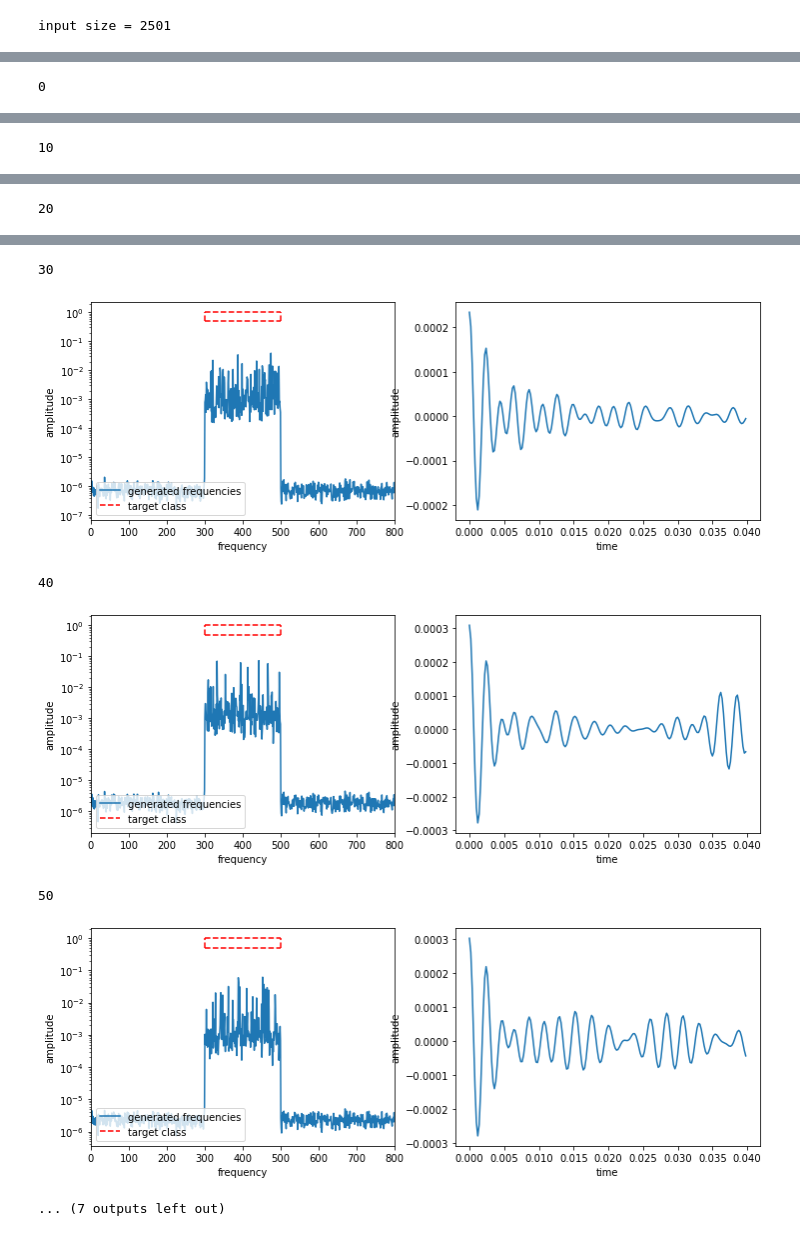
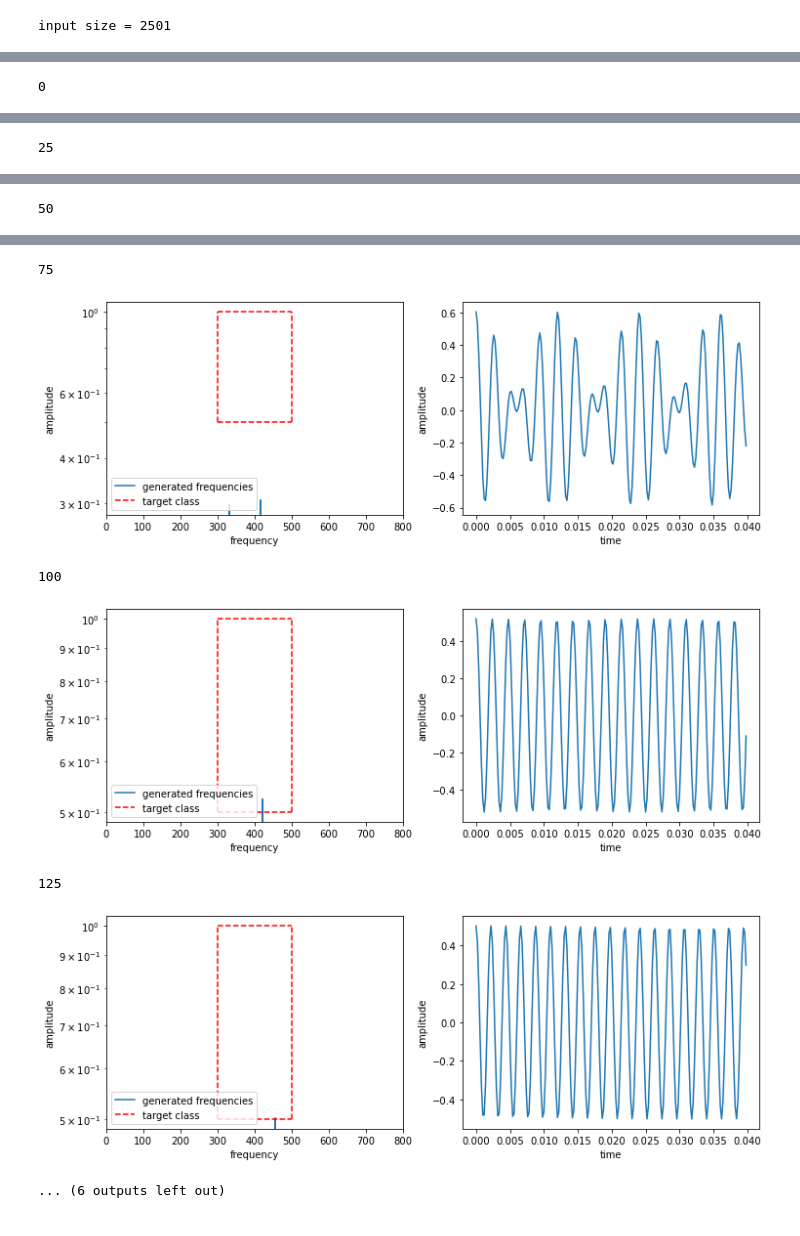
Before and after one commit to Tompolompo/DJ-GAN, a Jupyter notebook: notebook.ipynb, the cells around one changed output, grey strips where cells are left out. Saved outputs shown, nothing was run; the diff lists cells and outputs as text; code cells hidden in the pictures.

Commit message:
relu activation for generator final layer

```diff
--- a/notebook.ipynb
+++ b/notebook.ipynb
@@ -170,10 +171,10 @@ import torch.nn.functional as F
 class Discriminator(nn.Module):
     def __init__(self, input_size):
         super().__init__()
-        self.layers = nn.Sequential(nn.Linear(input_size, 100),
+        self.layers = nn.Sequential(nn.Linear(input_size, 64),
                                     nn.ReLU(),
-                                    #nn.Dropout(0.25),
-                                    nn.Linear(100, 1),
+                                    nn.Dropout(0.5),
+                                    nn.Linear(64, 1),
                                     nn.Sigmoid()
         )
 
@@ -191,9 +192,10 @@ class Generator(nn.Module):
                                     nn.Linear(25, 50),
                                     #nn.BatchNorm1d(50),
                                     nn.ReLU(),
-                                    #nn.Dropout(0.25),
+                                    nn.Dropout(0.5),
                                     nn.Linear(50, output_size),
-                                    nn.Sigmoid()
+                                    nn.ReLU()
+                                    #nn.Sigmoid()
         )
 
     def forward(self, x):
@@ -228,7 +230,7 @@ criterion = nn.BCELoss()
 fixed_noise = torch.randn(64, nz, device=device)
 
 # Establish convention for real and fake labels during training
-real_label_disc = 1. #change to 0.9? one-sided label smoothing
+real_label_disc = 1.0 #change to 0.9? one-sided label smoothing
 real_label_gen = 1.
 fake_label = 0.
 
@@ -248,7 +250,7 @@ iters = 0
 # Training Loop (copy pasted training loop and sligthly modified, ofc, we have to do our own...)
 
 # Number of training epochs
-num_epochs = 50
+num_epochs = 100
 
 print("Starting Training Loop...")
 # For each epoch
@@ -271,6 +273,8 @@ for epoch in range(num_epochs):
 
         # Format batch
         real_cpu = data[0].to(device)
+        #add_noise = torch.rand_like(real_cpu)*0.0001
+        #real_cpu = real_cpu + add_noise
         b_size = real_cpu.size(0)
         rand_noise = np.random.normal(0, 0.02)*0
         label = torch.full((b_size,), real_label_disc, dtype=torch.float, device=device)
@@ -427,6 +436,6 @@ IPython.display.Audio(new_sig,rate=sr, autoplay=True)
 # %%
 for j in range(len(freq_list)):
-    if j%10==0 or j==len(freq_list)-1:
+    if j%25==0 or j==len(freq_list)-1:
         print(j)
         freq = freq_list[j].numpy()[i,:]
 
@@ -446,7 +455,7 @@ for j in range(len(freq_list)):
 
         ax = axs[1]
         n = 200
-        ax.plot(t[0:n], new_sig[0:n])
+        ax.plot(t[0:n], new_sig[0:n]*norm_f)
         ax.set(xlabel='time', ylabel='amplitude');
         plt.show()
 # %% [output]
@@ -455 +464 @@ for j in range(len(freq_list)):
-10
+25
@@ -457 +466 @@ for j in range(len(freq_list)):
-20
+50
@@ -459,7 +468,7 @@ for j in range(len(freq_list)):
-30
+75
-[figure, old version]
+[figure, new version]
-40
+100
-[figure, old version]
+[figure, new version]
-50
+125
-[figure, old version]
+[figure, new version]
-... (7 outputs left out)
+... (6 outputs left out)
```
Also changed, not shown: parts of 6 cells of this notebook.
